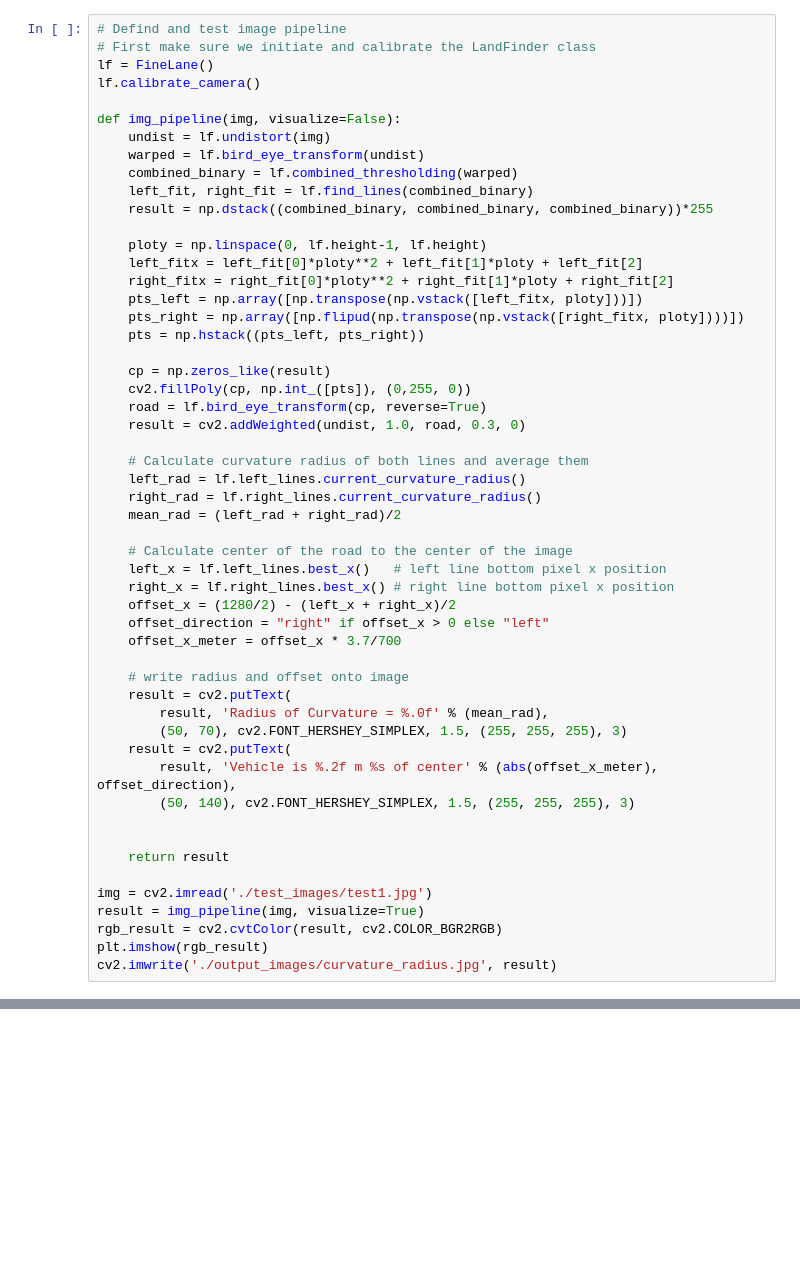
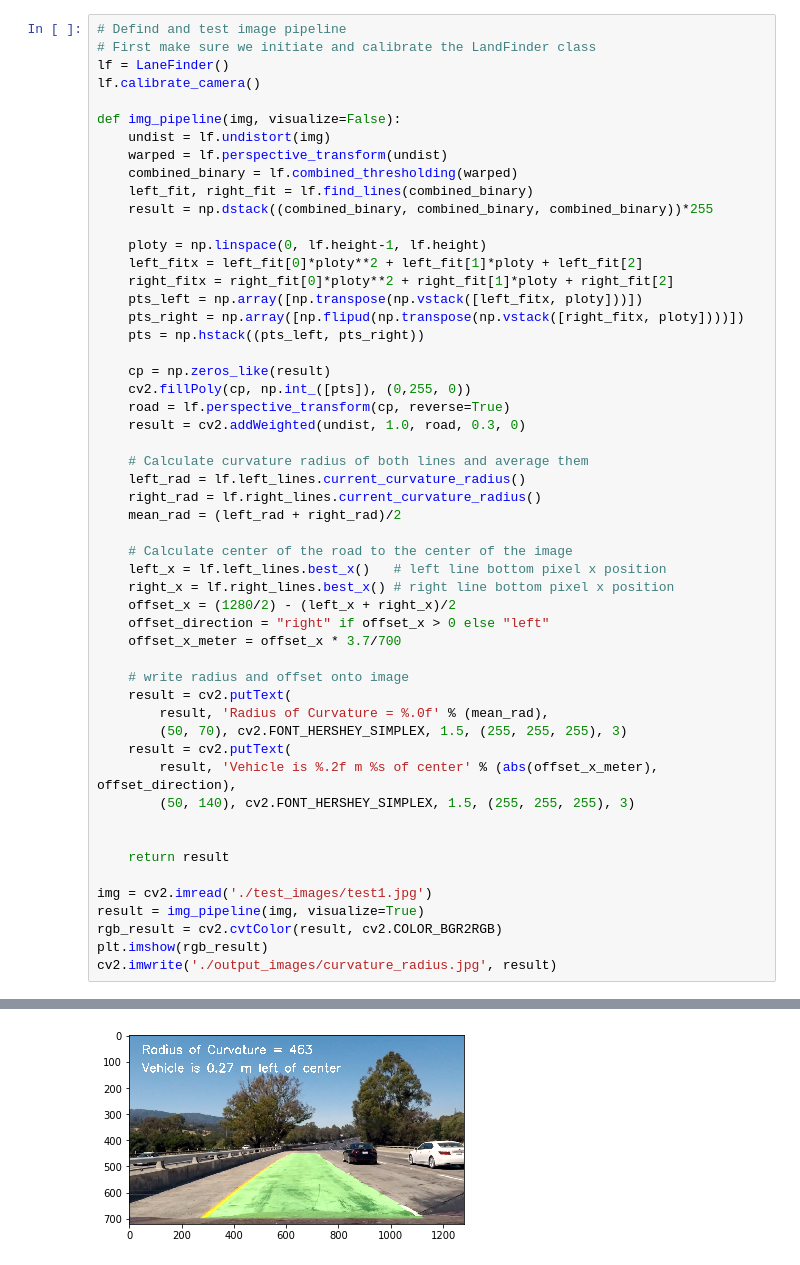
Before and after one commit to chunhsienho/Self-Driving-CarND-Advanced-Lane-Lines, a Jupyter notebook: P4.ipynb, the cells around one changed output, grey strips where cells are left out. Drawn from its saved outputs; the diff is of its cells as text; blank space fills up the shorter version.

```diff
--- a/P4.ipynb
+++ b/P4.ipynb
@@ -405,12 +404,12 @@ class FineLane():
 # %%
 # Defind and test image pipeline
 # First make sure we initiate and calibrate the LandFinder class
-lf = FineLane()
+lf = LaneFinder()
 lf.calibrate_camera()
 
 def img_pipeline(img, visualize=False):
     undist = lf.undistort(img)
-    warped = lf.bird_eye_transform(undist)
+    warped = lf.perspective_transform(undist)
     combined_binary = lf.combined_thresholding(warped)
     left_fit, right_fit = lf.find_lines(combined_binary)
     result = np.dstack((combined_binary, combined_binary, combined_binary))*255
@@ -424,7 +423,7 @@ def img_pipeline(img, visualize=False):
 
     cp = np.zeros_like(result)
     cv2.fillPoly(cp, np.int_([pts]), (0,255, 0))
-    road = lf.bird_eye_transform(cp, reverse=True)
+    road = lf.perspective_transform(cp, reverse=True)
     result = cv2.addWeighted(undist, 1.0, road, 0.3, 0)
 
     # Calculate curvature radius of both lines and average them
@@ -460,3 +459,4 @@ AssertionError:
+[figure, added]
 # %%
 # Import everything needed to edit/save/watch video clips
 from moviepy.editor import VideoFileClip
```
Also changed, not shown: parts of 10 cells of this notebook, 6 other files.
